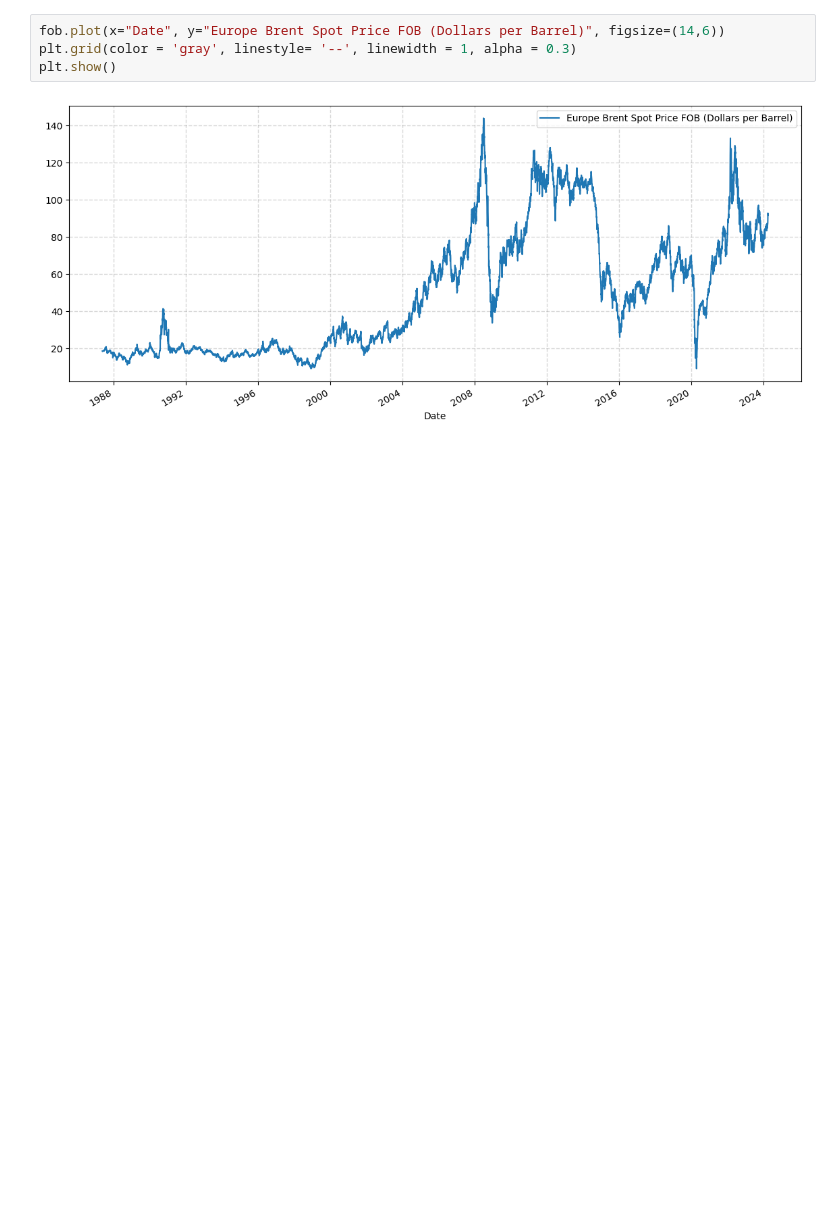
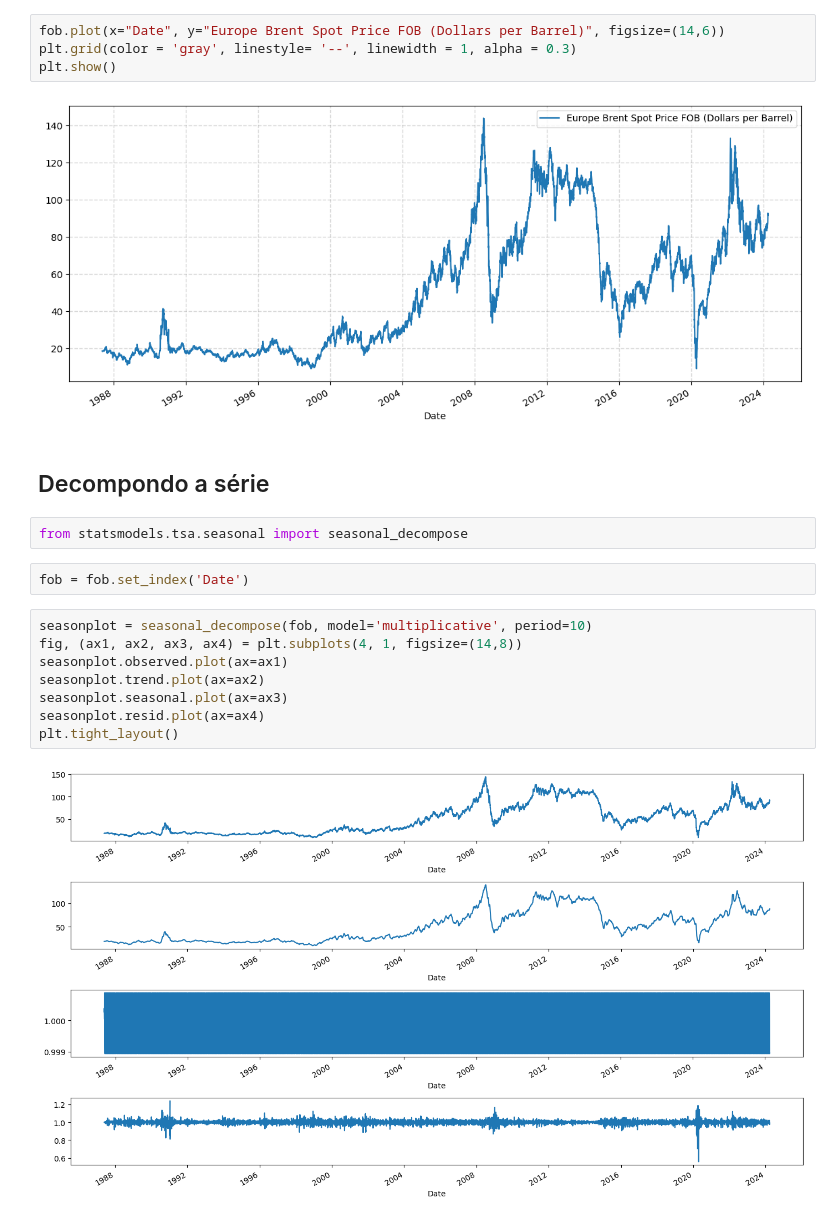
Before and after one commit to giulianafernandes/tech_challenge-oil_forecasting, a Jupyter notebook: oil_forecasting.ipynb, the cells around one changed output. Drawn from its saved outputs; the diff is of its cells as text; blank space fills up the shorter version.

```diff
--- a/oil_forecasting.ipynb
+++ b/oil_forecasting.ipynb
@@ -36,3 +37,19 @@ plt.grid(color = 'gray', linestyle= '--', linewidth = 1, alpha = 0.3)
 plt.show()
 # %% [output]
 [figure]
+# %% [markdown]
+## Decompondo a série
+# %%
+from statsmodels.tsa.seasonal import seasonal_decompose
+# %%
+fob = fob.set_index('Date')
+# %%
+seasonplot = seasonal_decompose(fob, model='multiplicative', period=10)
+fig, (ax1, ax2, ax3, ax4) = plt.subplots(4, 1, figsize=(14,8))
+seasonplot.observed.plot(ax=ax1)
+seasonplot.trend.plot(ax=ax2)
+seasonplot.seasonal.plot(ax=ax3)
+seasonplot.resid.plot(ax=ax4)
+plt.tight_layout()
+# %% [output]
+[figure, added]
```
Also changed, not shown: parts of 5 cells of this notebook, 1 other file.
